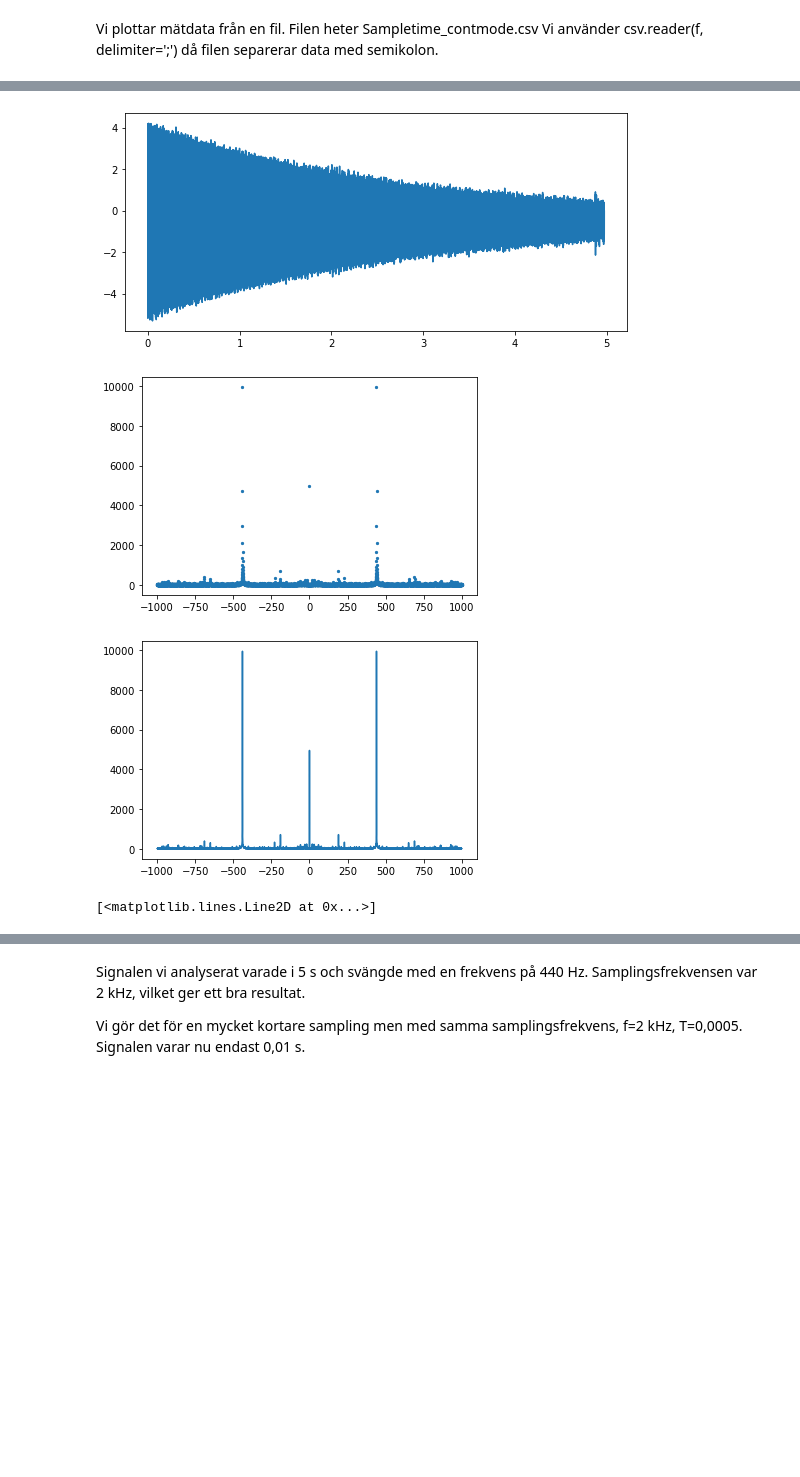
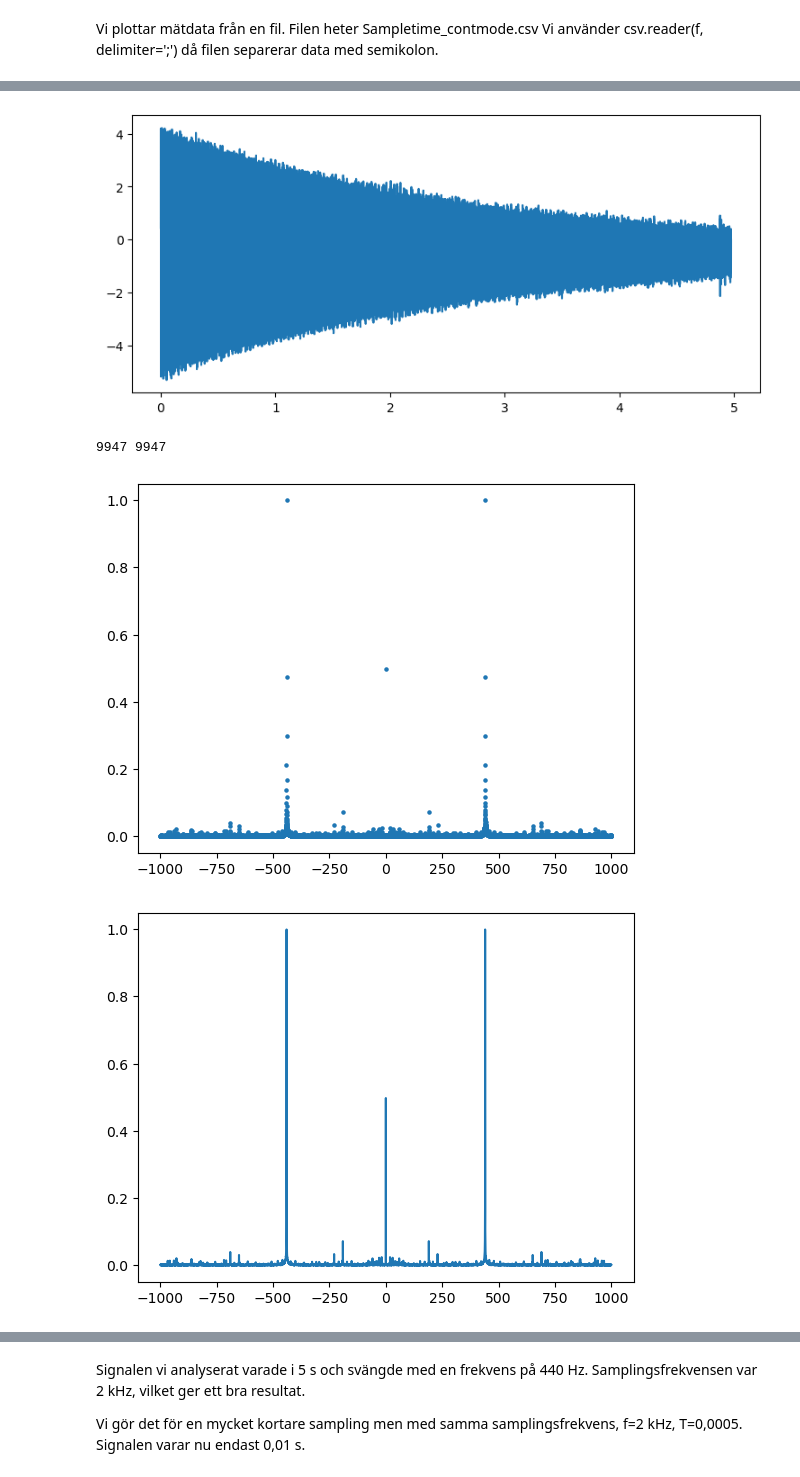
Before and after one commit to cognitrap/progr, a Jupyter notebook: fourier2.ipynb, the cells around one changed output, grey strips where cells are left out. Saved outputs shown, nothing was run; the diff lists cells and outputs as text; code cells hidden in the pictures; blank space fills up the shorter version.

```diff
--- a/fourier2.ipynb
+++ b/fourier2.ipynb
@@ -201,7 +203,7 @@ x=[]; y=[]  # Två tomma listor att starta med
 
 with open('Sampletime_contmode.csv','r') as f:
   data = csv.reader(f, delimiter=';')
-  next(data)  # Första raden är rubrik
+  next(data)  # Första raden är rubrik, hoppar över den
   for row in data:
         x.append(float(row[0]))  # Omvandlar strängarna till float och lägger i en annan lista
         y.append(float(row[1]))
@@ -212,6 +214,7 @@ y=np.array(y)
 
 xnr=len(x)  # Antal element
 step=x[1]-x[0]  # Tidssteg
+print(xnr)
 
 # Den uppmätta funktionen
 plt.figure(figsize=(9, 4))  # x respektive y i tum.
@@ -221,14 +224,14 @@ plt.show()
 
 
 # FT visad med scatterplot
-yf = fftshift(fft(y)) # Själva transformen
+yf = fftshift(fft(y))/xnr # Själva transformen
 xf = fftshift(fftfreq(xnr,step)) # Skapar en vettig frekvensskala
 plt.scatter(xf,np.abs(yf), s=5)  # s står för size, storleken hos markören
 plt.savefig('samplefreq.png')
 plt.show()
 
 # FT visad så det dras en linje mellan punkterna
-yf = fftshift(fft(y)) # Själva transformen
+yf = fftshift(fft(y))/xnr # Själva transformen
 xf = fftshift(fftfreq(xnr,step)) # Skapar en vettig frekvensskala
 plt.plot(xf,np.abs(yf))
 plt.savefig('samplefreq.png')
@@ -236,6 +239,7 @@ plt.show()
 
 # För att förstora upp intressant område
 plt.grid()
-plt.axis([400,500,0,2000])
+#plt.axis([400,500,0,2000])
+plt.axis([400,500,0,1.2])
 plt.plot(xf,np.abs(yf))
 # %% [output]
@@ -242,4 +247,4 @@ plt.plot(xf,np.abs(yf))
-[figure, old version]
+[figure, new version]
+9947 9947
-[figure, old version]
+[figure, new version]
-[figure, old version]
+[figure, new version]
-[<matplotlib.lines.Line2D at 0x...>]
```
Also changed, not shown: parts of 10 cells of this notebook.
